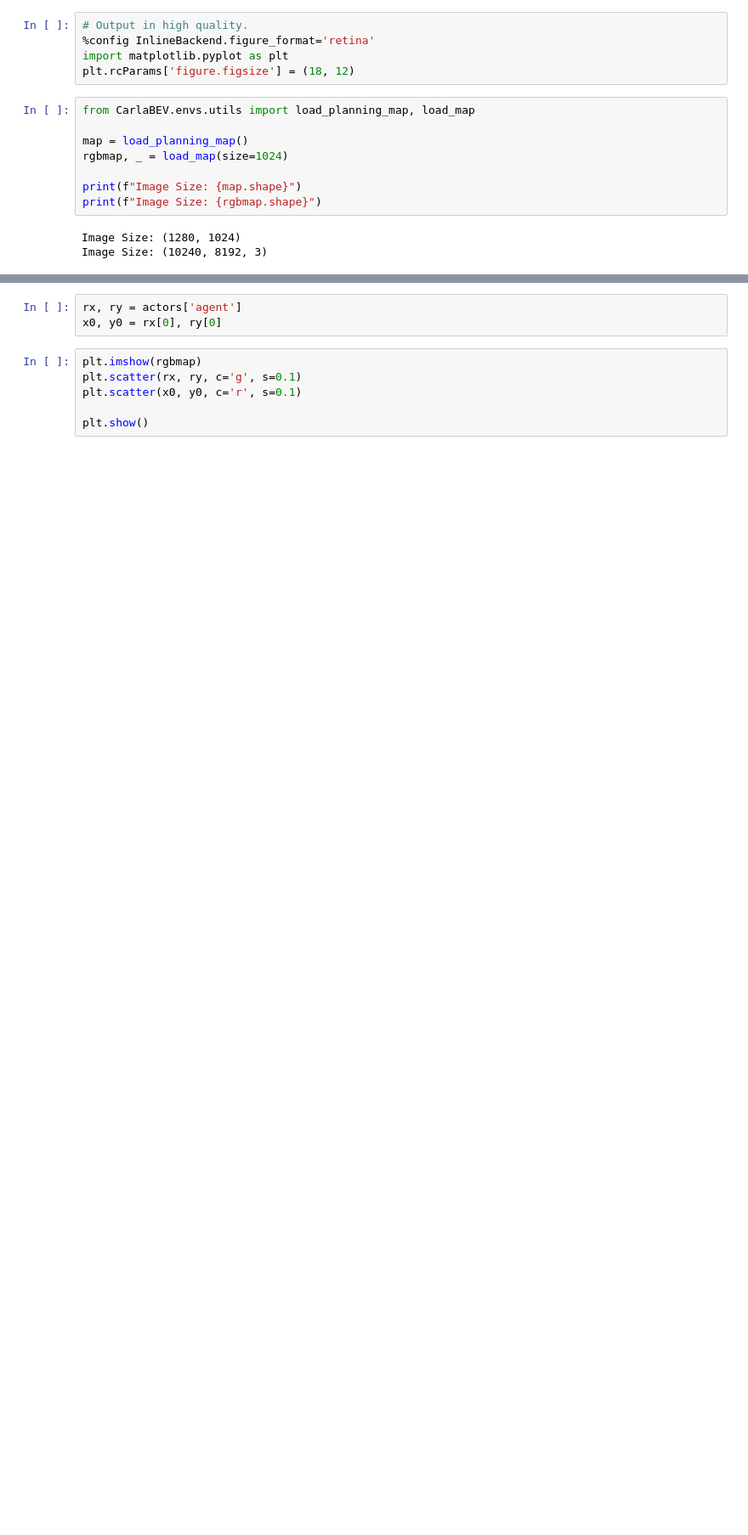
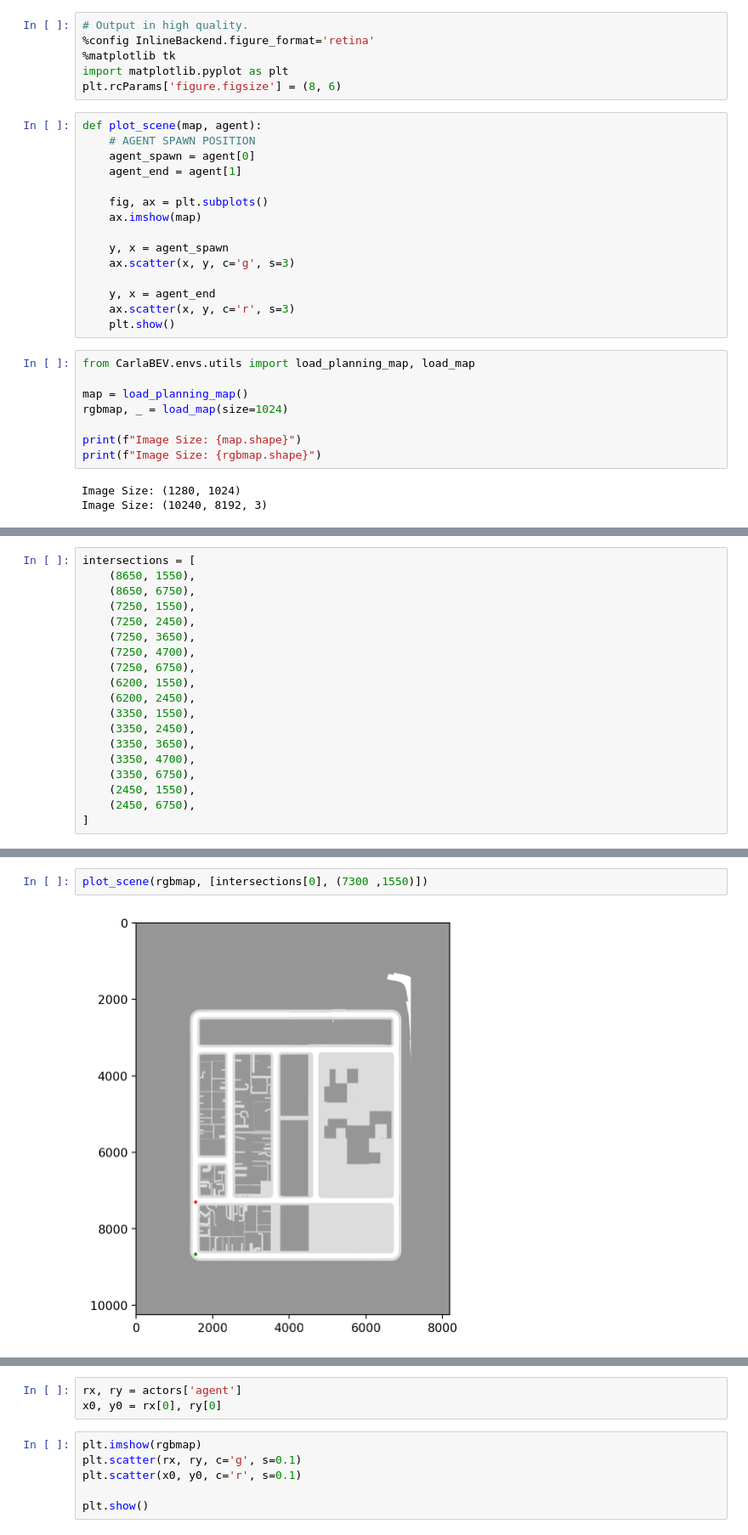
Before and after one commit to danielmtzbarba/carlabev-env, a Jupyter notebook: CarlaBEV/scripts/route_generator.ipynb, the cells around one changed output, grey strips where cells are left out. Shown at 85% size. Cells and saved outputs as stored; diff of their text form; blank space fills up the shorter version.

Commit message:
design map graph

```diff
--- a/CarlaBEV/scripts/route_generator.ipynb
+++ b/CarlaBEV/scripts/route_generator.ipynb
@@ -134,8 +135,24 @@ actors = scene_builder.get_scene_actors("scene_1-0")
 # %%
 # Output in high quality.
 %config InlineBackend.figure_format='retina'
+%matplotlib tk
 import matplotlib.pyplot as plt
-plt.rcParams['figure.figsize'] = (18, 12)
+plt.rcParams['figure.figsize'] = (8, 6)
+# %%
+def plot_scene(map, agent):
+    # AGENT SPAWN POSITION
+    agent_spawn = agent[0]
+    agent_end = agent[1]
+
+    fig, ax = plt.subplots()
+    ax.imshow(map)
+
+    y, x = agent_spawn
+    ax.scatter(x, y, c='g', s=3)
+
+    y, x = agent_end
+    ax.scatter(x, y, c='r', s=3)
+    plt.show()
 # %%
 from CarlaBEV.envs.utils import load_planning_map, load_map
 
@@ -182,0 +207,19 @@ plt.show()
+# %%
+intersections = [
+    (8650, 1550),
+    (8650, 6750),
+    (7250, 1550),
+    (7250, 2450),
+    (7250, 3650),
+    (7250, 4700),
+    (7250, 6750),
+    (6200, 1550),
+    (6200, 2450),
+    (3350, 1550),
+    (3350, 2450),
+    (3350, 3650),
+    (3350, 4700),
+    (3350, 6750),
+    (2450, 1550),
+    (2450, 6750),
+]
@@ -182,0 +246,4 @@ plt.show()
+# %%
+plot_scene(rgbmap, [intersections[0], (7300 ,1550)])
+# %% [output]
+[figure, added]
```
Also changed, not shown: parts of 14 cells of this notebook, 2 other files.
